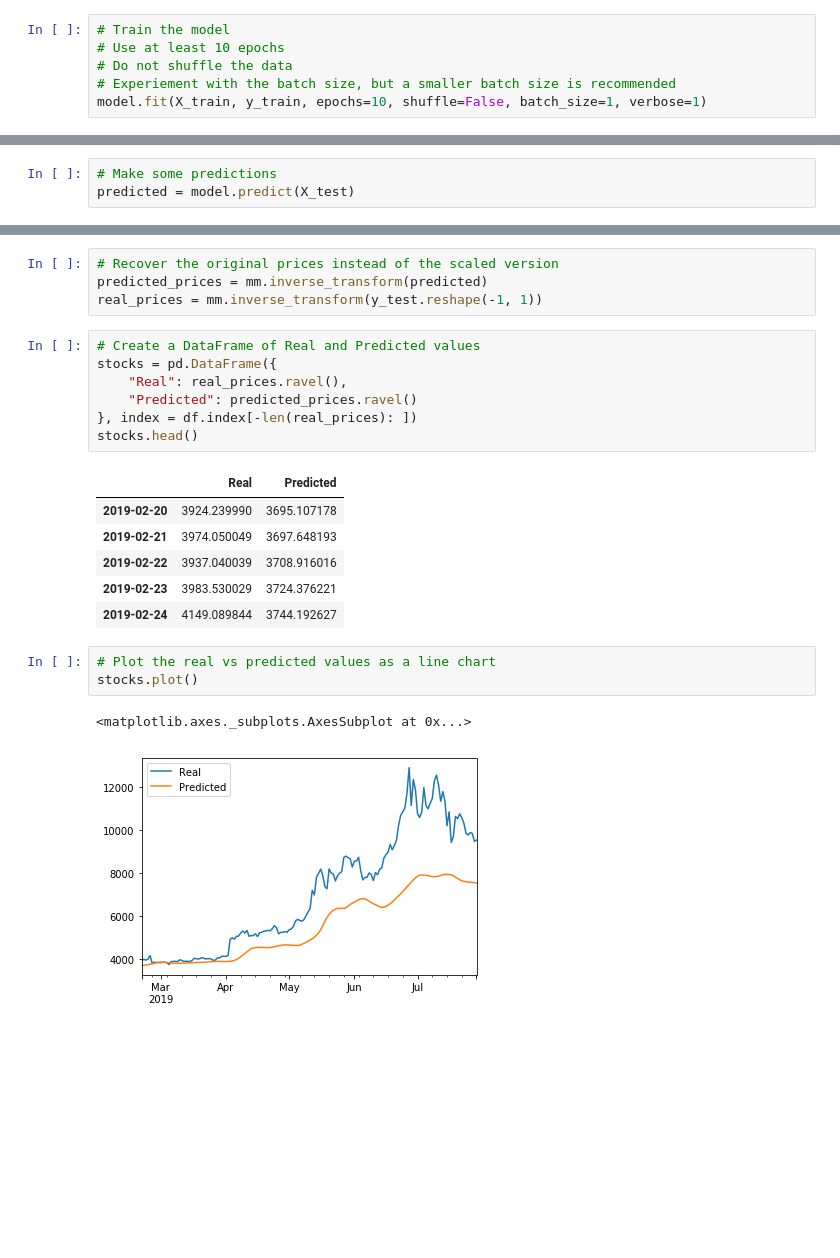
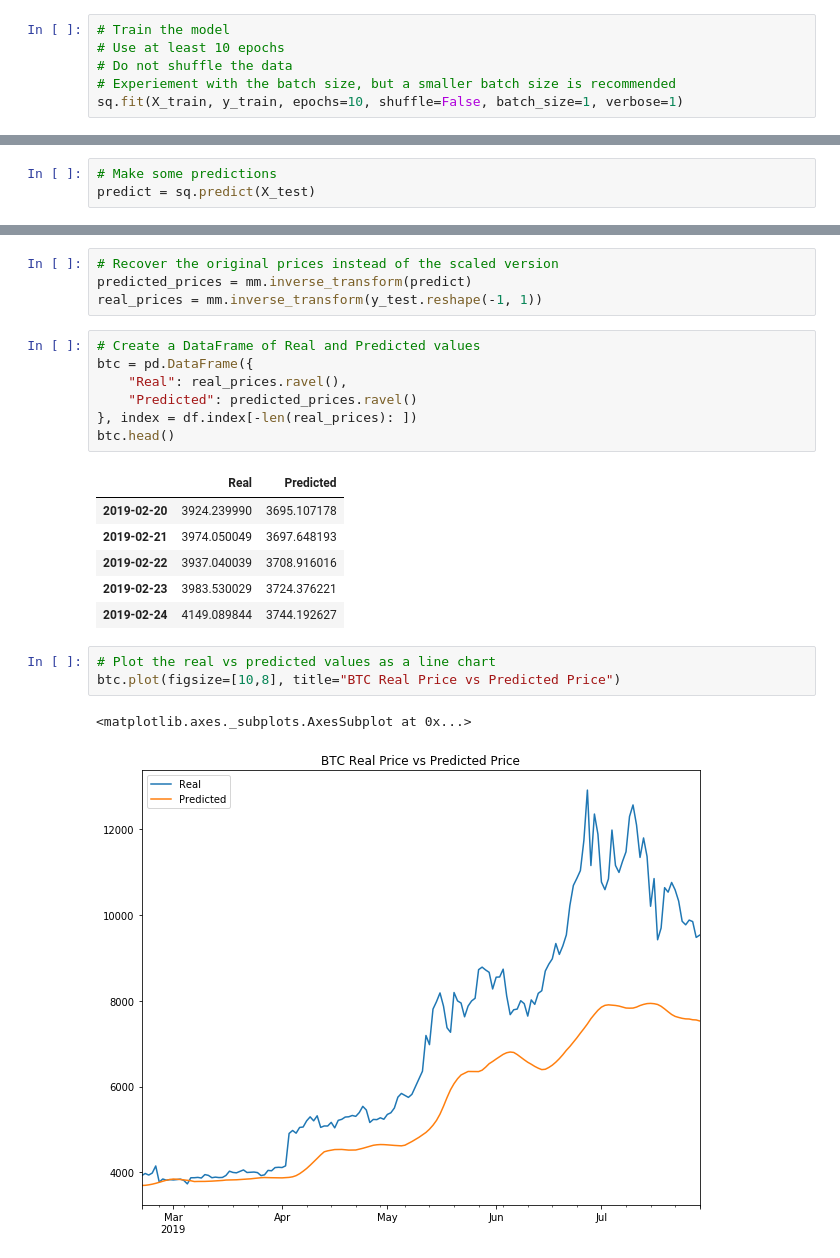
Before and after one commit to SamRoberts995/U14-LSTM_Stock_Predictor, a Jupyter notebook: Starter_Code/lstm_stock_predictor_closing.ipynb, the cells around one changed output, grey strips where cells are left out. Cells and saved outputs as stored; diff of their text form; blank space fills up the shorter version.

```diff
--- a/Starter_Code/lstm_stock_predictor_closing.ipynb
+++ b/Starter_Code/lstm_stock_predictor_closing.ipynb
@@ -234,7 +234,7 @@ _________________________________________________________________
 # Use at least 10 epochs
 # Do not shuffle the data
 # Experiement with the batch size, but a smaller batch size is recommended
-model.fit(X_train, y_train, epochs=10, shuffle=False, batch_size=1, verbose=1)
+sq.fit(X_train, y_train, epochs=10, shuffle=False, batch_size=1, verbose=1)
 # %% [output]
 Epoch 1/10
 372/372 [==============================] - 7s 7ms/step - loss: 0.0897
@@ -280,5 +280,5 @@ model.evaluate(X_test, y_test)
 0.05688522011041641
 # %%
 # Make some predictions
-predicted = model.predict(X_test)
+predict = sq.predict(X_test)
 # %% [output]
@@ -286,14 +286,14 @@ predicted = model.predict(X_test)
 # %%
 # Recover the original prices instead of the scaled version
-predicted_prices = mm.inverse_transform(predicted)
+predicted_prices = mm.inverse_transform(predict)
 real_prices = mm.inverse_transform(y_test.reshape(-1, 1))
 # %%
 # Create a DataFrame of Real and Predicted values
-stocks = pd.DataFrame({
+btc = pd.DataFrame({
     "Real": real_prices.ravel(),
     "Predicted": predicted_prices.ravel()
 }, index = df.index[-len(real_prices): ])
-stocks.head()
+btc.head()
 # %% [output]
 |  | Real | Predicted |
 | 2019-02-20 | 3924.239990 | 3695.107178 |
@@ -303,7 +303,7 @@ stocks.head()
 | 2019-02-24 | 4149.089844 | 3744.192627 |
 # %%
 # Plot the real vs predicted values as a line chart
-stocks.plot()
+btc.plot(figsize=[10,8], title="BTC Real Price vs Predicted Price")
 # %% [output]
 <matplotlib.axes._subplots.AxesSubplot at 0x...>
-[figure, old version]
+[figure, new version]
```
Also changed, not shown: parts of 6 cells of this notebook.
